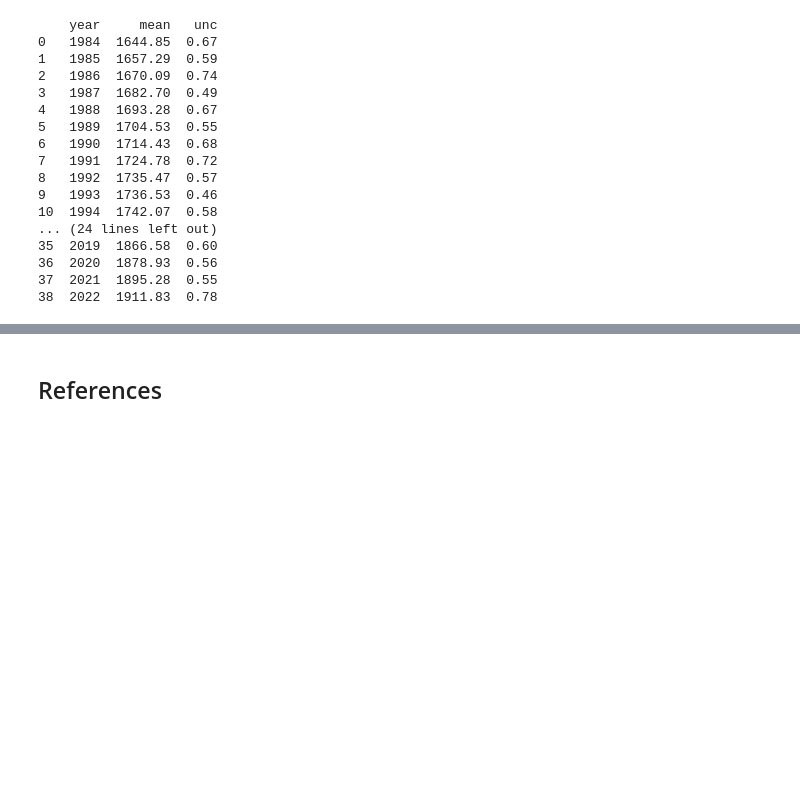
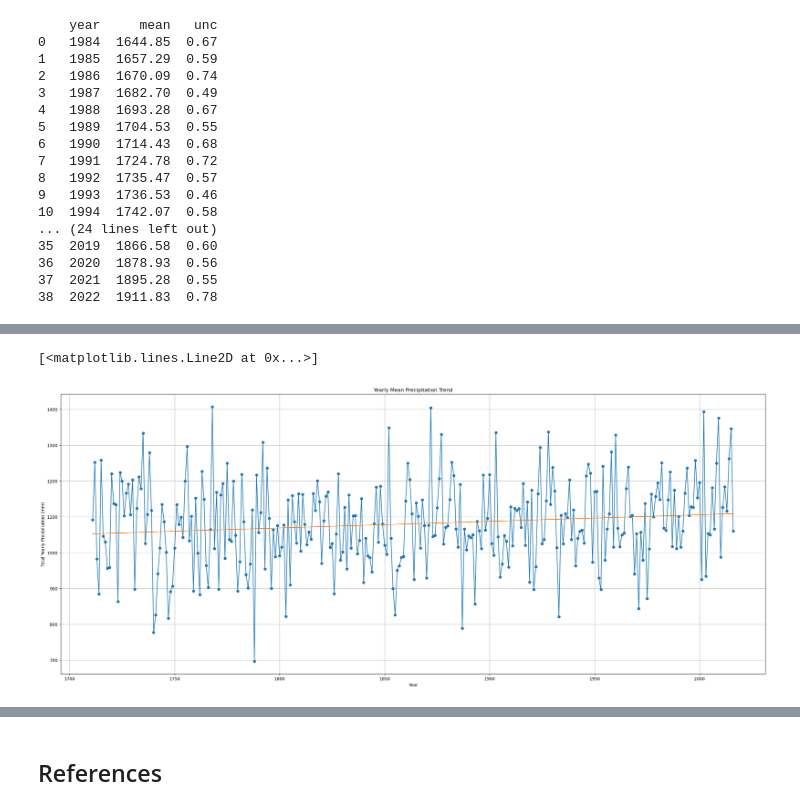
Before and after one commit to Danny-MCD/PfDA_Project2, a Jupyter notebook: Climate_Data_Analysis.ipynb, the cells around one changed output, grey strips where cells are left out. Cells and saved outputs as stored; diff of their text form; code cells hidden in the pictures; blank space fills up the shorter version.

```diff
--- a/Climate_Data_Analysis.ipynb
+++ b/Climate_Data_Analysis.ipynb
@@ -266,0 +323,25 @@ FileNotFoundError: [Errno 2] No such file or directory: 'EDC_CH4.txt'
+# %%
+import numpy
+from matplotlib import pyplot as plt
+
+# Grouping data by Year to calculate yearly mean
+yearly_totals = df_rain.groupby('Year')['Median montly series'].sum().reset_index()
+
+
+# Plot the Data itself.
+plt.figure(figsize=(30, 12))
+plt.plot(yearly_totals['Year'], yearly_totals['Median montly series'], marker='o', linestyle='-')
+plt.title('Yearly Mean Precipitation Trend')
+plt.xlabel('Year')
+plt.ylabel('Total Yearly Precipitation (mm)')
+plt.grid(True)
+
+# Calculate the Trendline
+z = numpy.polyfit(yearly_totals['Year'], yearly_totals['Median montly series'], 1)
+p = numpy.poly1d(z)
+
+# Display the Trendline
+plt.plot(yearly_totals['Year'], p(yearly_totals['Year']))
+# %% [output]
+[<matplotlib.lines.Line2D at 0x...>]
+[figure, added]
```
Also changed, not shown: parts of 8 cells of this notebook, 2 other files.
